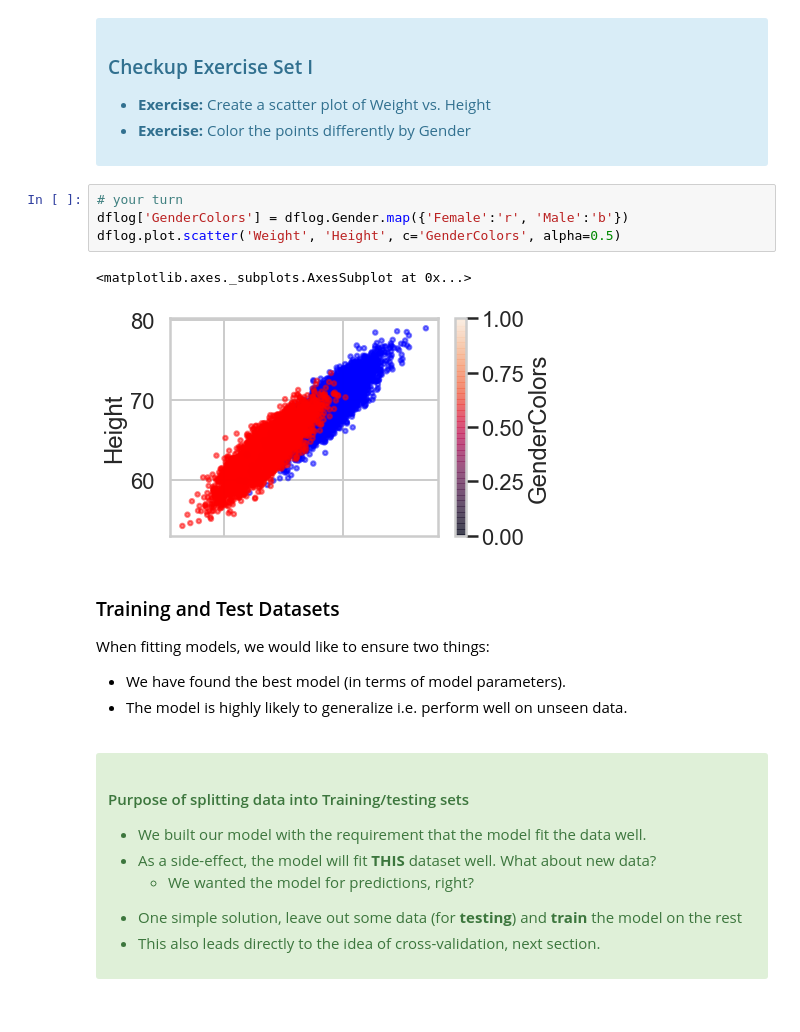
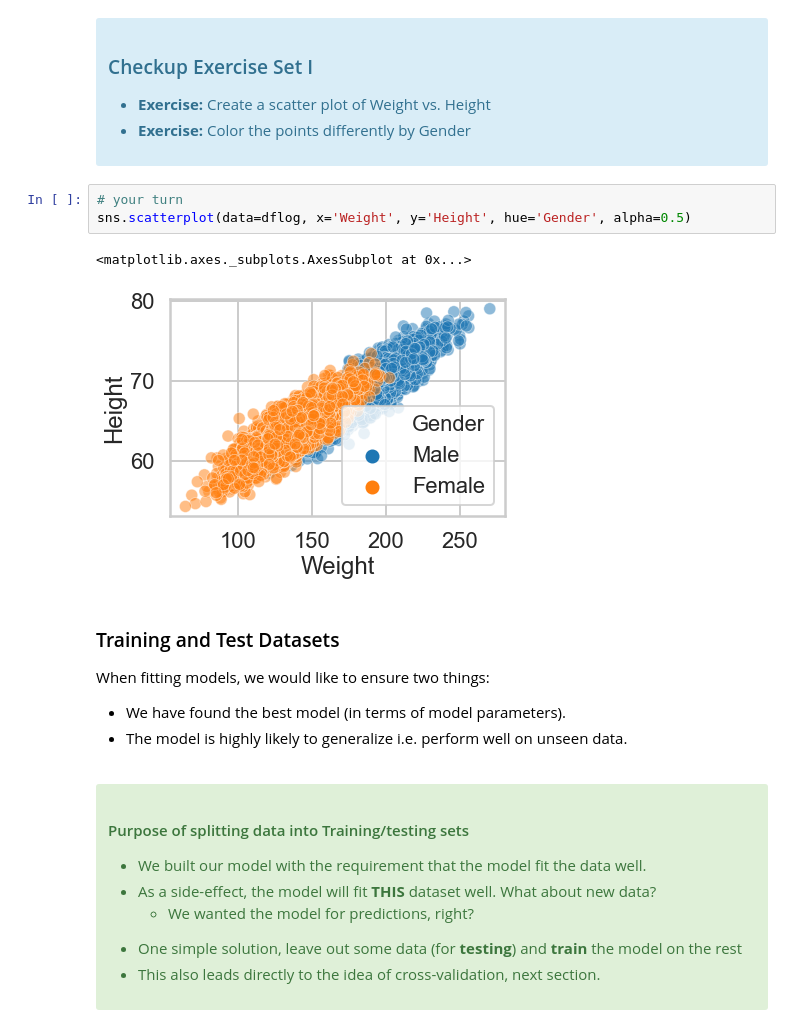
Before and after one commit to BarrettNB/Springboard, a Jupyter notebook: Chapter_14--Logistic_Regression/Logistic Regression Advanced Case Study.ipynb, the cells around one changed output. Saved outputs shown, nothing was run; the diff lists cells and outputs as text.

```diff
--- a/Chapter_14--Logistic_Regression/Logistic Regression Advanced Case Study.ipynb
+++ b/Chapter_14--Logistic_Regression/Logistic Regression Advanced Case Study.ipynb
@@ -120,13 +120,12 @@ with the "response" or "label" $y$ as a plain array of 0s and 1s for binary clas
   <li> <b>Exercise:</b> Color the points differently by Gender
 </ul>
 </div>
-# %%
-# your turn
-dflog['GenderColors'] = dflog.Gender.map({'Female':'r', 'Male':'b'})
-dflog.plot.scatter('Weight', 'Height', c='GenderColors', alpha=0.5)
-# %% [output]
-<matplotlib.axes._subplots.AxesSubplot at 0x...>
-[figure, removed]
+# %%
+# your turn
+sns.scatterplot(data=dflog, x='Weight', y='Height', hue='Gender', alpha=0.5)
+# %% [output]
+<matplotlib.axes._subplots.AxesSubplot at 0x...>
+[figure, added]
 # %% [markdown]
 ### Training and Test Datasets
 
```
Also changed, not shown: parts of 5 cells of this notebook.
